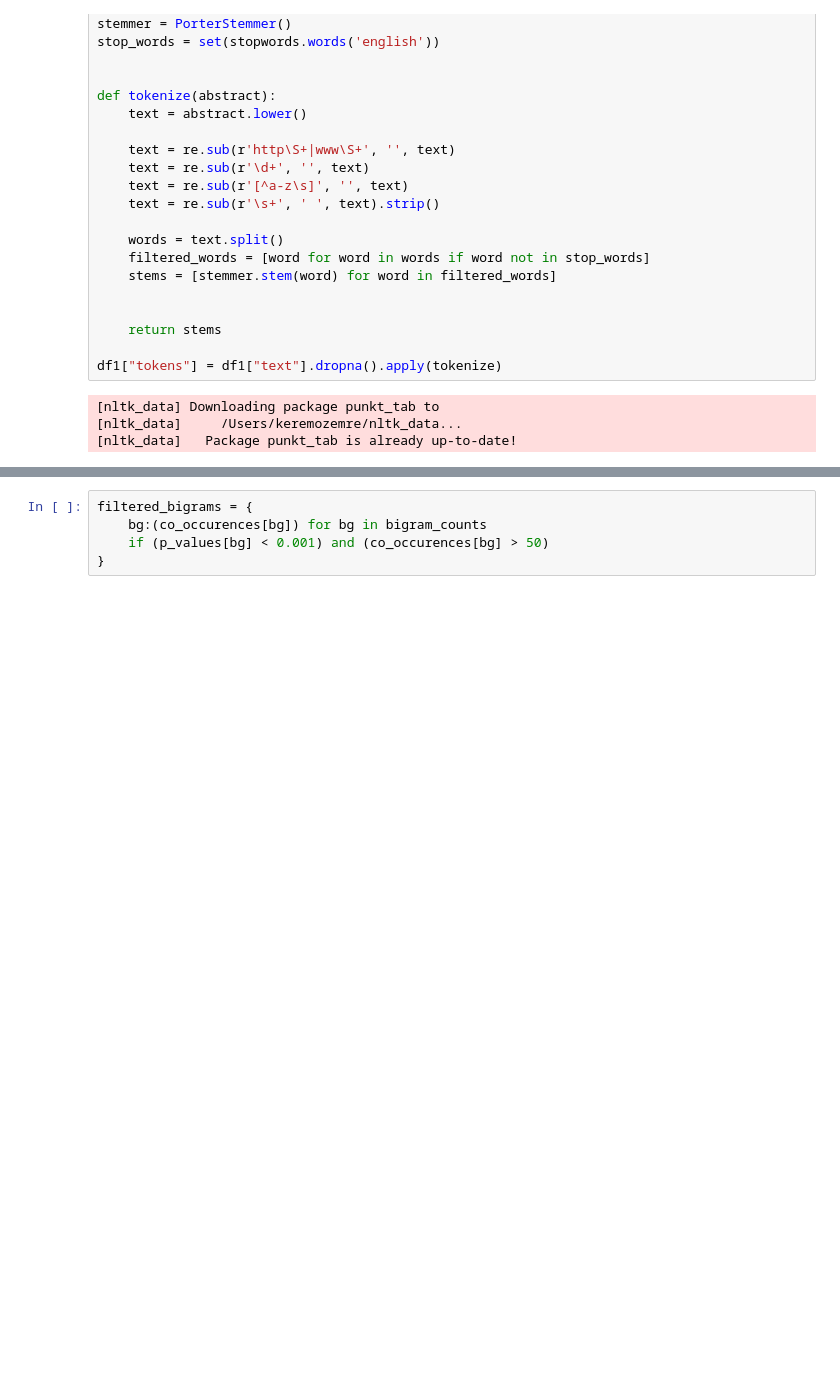
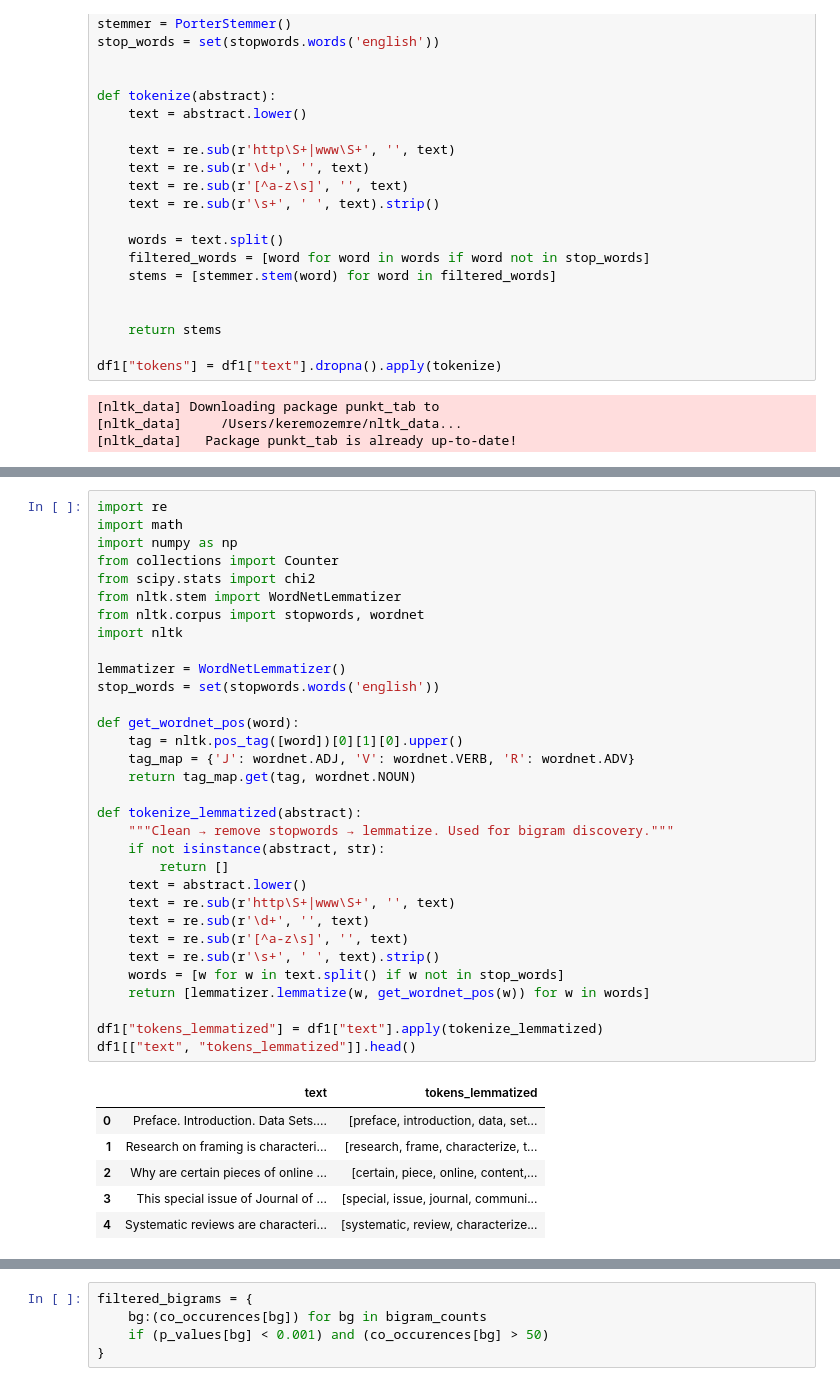
Before and after one commit to KeremOzemre/Computational-Social-Science, a Jupyter notebook: Week07.ipynb, the cells around one changed output, grey strips where cells are left out. Cells and saved outputs as stored; diff of their text form; blank space fills up the shorter version.

```diff
--- a/Week07.ipynb
+++ b/Week07.ipynb
@@ -352,3 +352,42 @@ df1
+# %%
+import re
+import math
+import numpy as np
+from collections import Counter
+from scipy.stats import chi2
+from nltk.stem import WordNetLemmatizer
+from nltk.corpus import stopwords, wordnet
+import nltk
+
+lemmatizer = WordNetLemmatizer()
+stop_words = set(stopwords.words('english'))
+
+def get_wordnet_pos(word):
+    tag = nltk.pos_tag([word])[0][1][0].upper()
+    tag_map = {'J': wordnet.ADJ, 'V': wordnet.VERB, 'R': wordnet.ADV}
+    return tag_map.get(tag, wordnet.NOUN)
+
+def tokenize_lemmatized(abstract):
+    """Clean → remove stopwords → lemmatize. Used for bigram discovery."""
+    if not isinstance(abstract, str):
+        return []
+    text = abstract.lower()
+    text = re.sub(r'http\S+|www\S+', '', text)
+    text = re.sub(r'\d+', '', text)
+    text = re.sub(r'[^a-z\s]', '', text)
+    text = re.sub(r'\s+', ' ', text).strip()
+    words = [w for w in text.split() if w not in stop_words]
+    return [lemmatizer.lemmatize(w, get_wordnet_pos(w)) for w in words]
+
+df1["tokens_lemmatized"] = df1["text"].apply(tokenize_lemmatized)
+df1[["text", "tokens_lemmatized"]].head()
+# %% [output]
+|  | text | tokens_lemmatized |
+| 0 | Preface. Introduction. Data Sets.... | [preface, introduction, data, set... |
+| 1 | Research on framing is characteri... | [research, frame, characterize, t... |
+| 2 | Why are certain pieces of online ... | [certain, piece, online, content,... |
+| 3 | This special issue of Journal of ... | [special, issue, journal, communi... |
+| 4 | Systematic reviews are characteri... | [systematic, review, characterize... |
 # %%
 from nltk.probability import FreqDist
 
```
Also changed, not shown: parts of 9 cells of this notebook, 3 other files.
